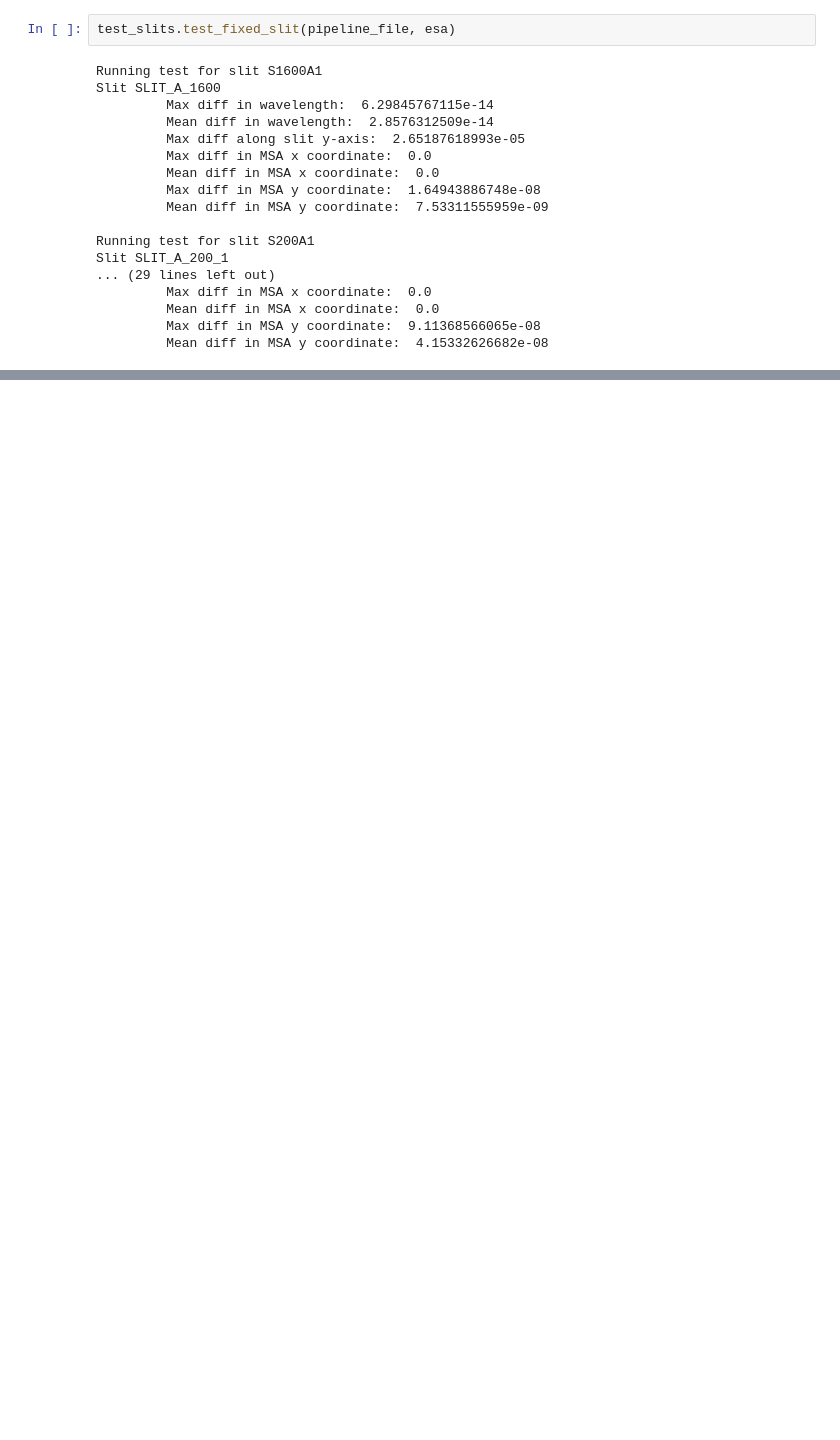
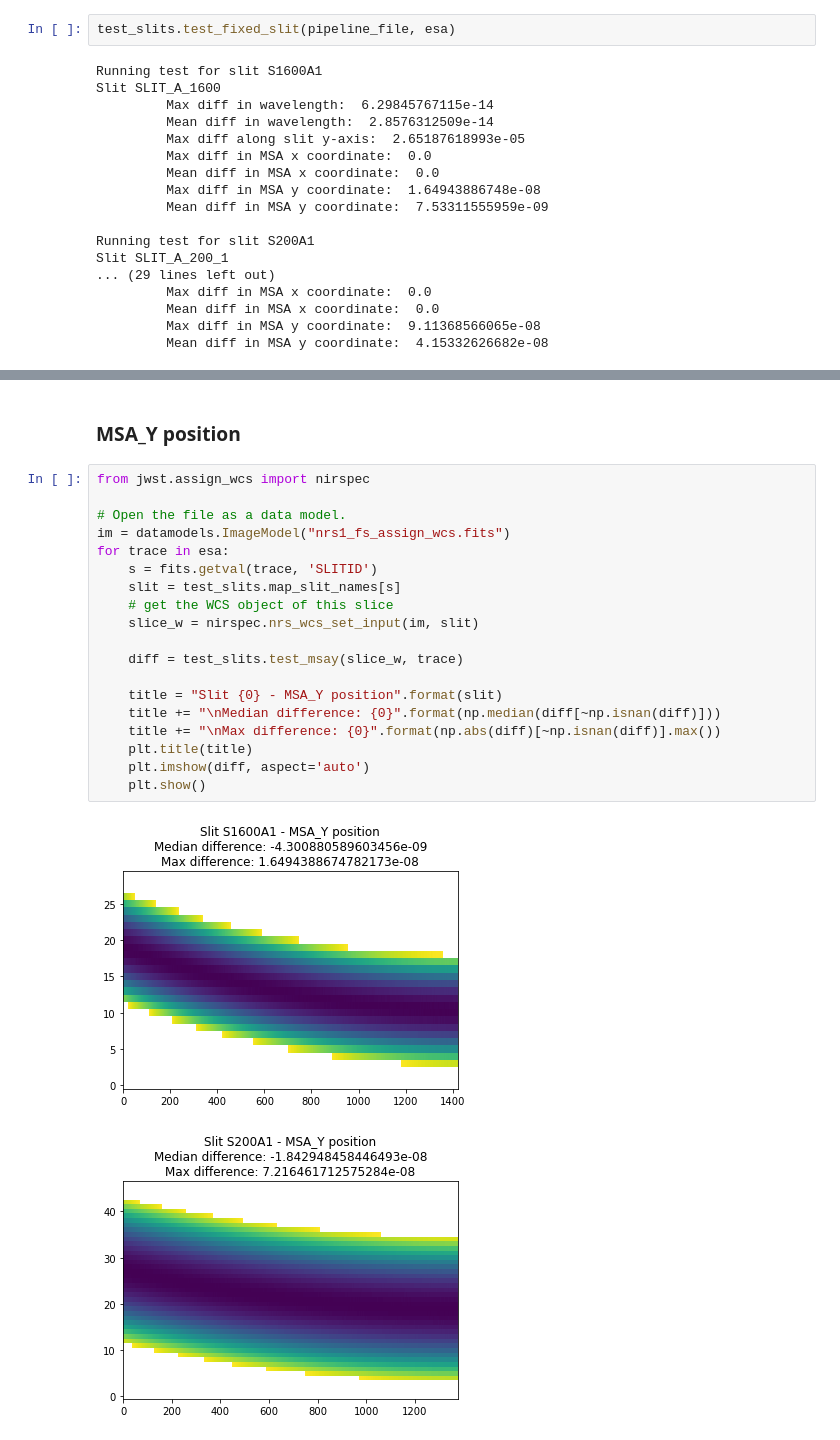
Before and after one commit to nden/nrs_testing, a Jupyter notebook: fs/NRS1_FS.ipynb, the cells around one changed output, grey strips where cells are left out. Cells and saved outputs as stored; diff of their text form; blank space fills up the shorter version.

```diff
--- a/fs/NRS1_FS.ipynb
+++ b/fs/NRS1_FS.ipynb
@@ -60,0 +236,24 @@ Slit SLIT_A_200_1
+# %% [markdown]
+### MSA_Y position
+# %%
+from jwst.assign_wcs import nirspec
+
+# Open the file as a data model.
+im = datamodels.ImageModel("nrs1_fs_assign_wcs.fits")
+for trace in esa:
+    s = fits.getval(trace, 'SLITID')
+    slit = test_slits.map_slit_names[s]
+    # get the WCS object of this slice
+    slice_w = nirspec.nrs_wcs_set_input(im, slit)
+
+    diff = test_slits.test_msay(slice_w, trace)
+
+    title = "Slit {0} - MSA_Y position".format(slit)
+    title += "\nMedian difference: {0}".format(np.median(diff[~np.isnan(diff)]))
+    title += "\nMax difference: {0}".format(np.abs(diff)[~np.isnan(diff)].max())
+    plt.title(title)
+    plt.imshow(diff, aspect='auto')
+    plt.show()
+# %% [output]
+[figure, added]
+[figure, added]
```
Also changed, not shown: parts of 14 cells of this notebook.
